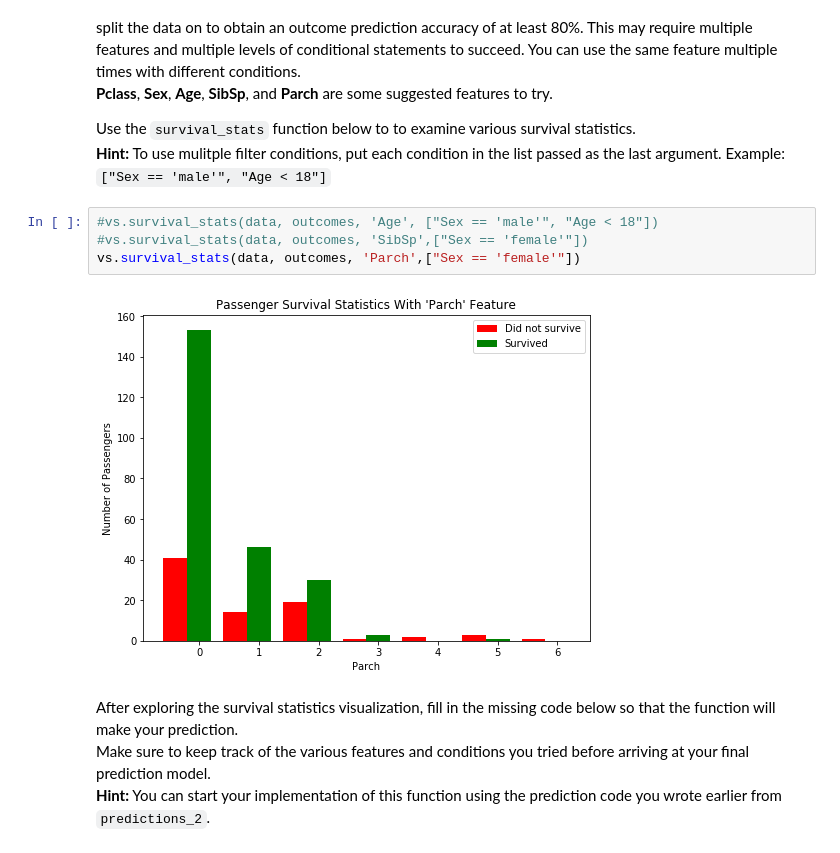
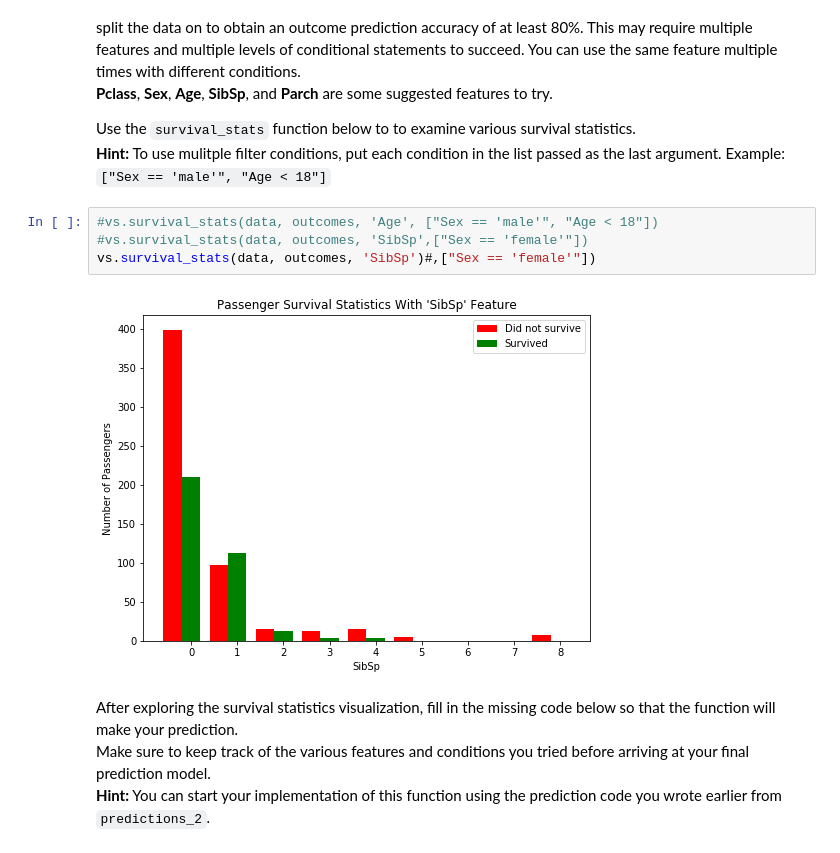
Before and after one commit to ricklentz/machine-learning, a Jupyter notebook: projects/titanic_survival_exploration/titanic_survival_exploration.ipynb, the cells around one changed output. Cells and saved outputs as stored; diff of their text form.

Commit message:
revisited titanic survival exploration for further feature exploration and discussion

```diff
--- a/projects/titanic_survival_exploration/titanic_survival_exploration.ipynb
+++ b/projects/titanic_survival_exploration/titanic_survival_exploration.ipynb
@@ -220,9 +220,9 @@ Use the `survival_stats` function below to to examine various survival statistic
 # %%
 #vs.survival_stats(data, outcomes, 'Age', ["Sex == 'male'", "Age < 18"])
 #vs.survival_stats(data, outcomes, 'SibSp',["Sex == 'female'"])
-vs.survival_stats(data, outcomes, 'Parch',["Sex == 'female'"])
+vs.survival_stats(data, outcomes, 'SibSp')#,["Sex == 'female'"])
 # %% [output]
-[figure, old version]
+[figure, new version]
 # %% [markdown]
 After exploring the survival statistics visualization, fill in the missing code below so that the function will make your prediction.
 Make sure to keep track of the various features and conditions you tried before arriving at your final prediction model.
```
Also changed, not shown: parts of 1 cell of this notebook, 1 other file.
